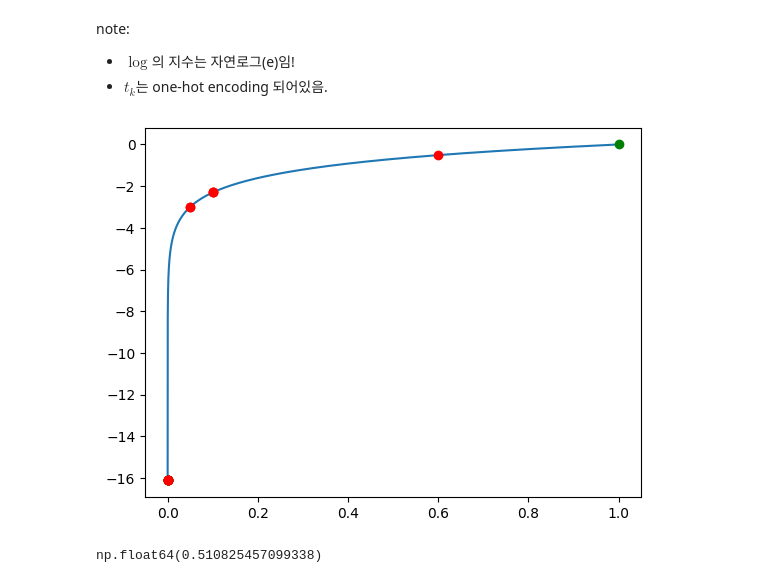
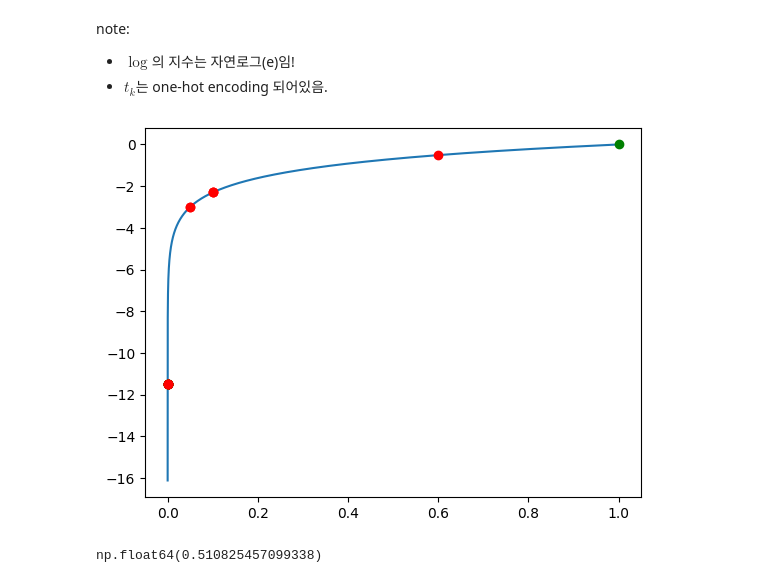
Before and after one commit to maxjo020418/DaeNaMu, a Jupyter notebook: DL_from_scratch_1n2/W4.ipynb, the cells around one changed output. Drawn from its saved outputs; the diff is of its cells as text; code cells hidden in the pictures.

```diff
--- a/DL_from_scratch_1n2/W4.ipynb
+++ b/DL_from_scratch_1n2/W4.ipynb
@@ -68,17 +68,17 @@ note:
 # %%
 x = np.arange(0, 1, 1e-7)
 
-eps = 1e-7 # zero div. error 해결용
+eps = 1e-5 # zero div. error 해결용
 t_ = t + eps
 y_ = y + eps
 
 plt.plot(x, np.log(x))
 plt.plot(t_, np.log(t_), 'go')
 plt.plot(y_, np.log(y_), 'ro')
 
 plt.show()
 # %% [output]
-[figure, old version]
+[figure, new version]
 # %%
 def cross_entropy_error(y: np.ndarray, t: np.ndarray) -> np.ndarray:
     delta = 1e-7
```
Also changed, not shown: parts of 33 cells of this notebook, 6 other files.
